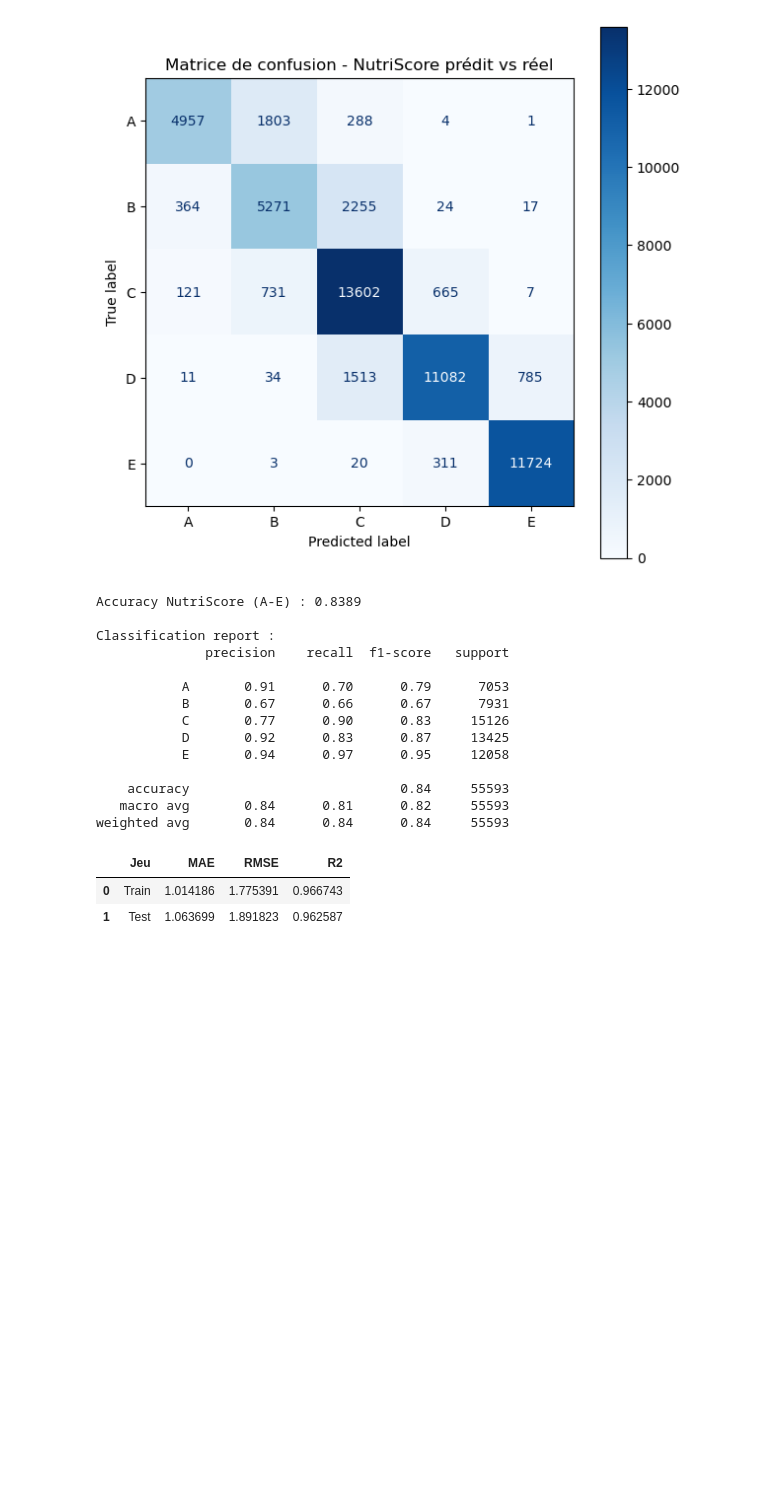
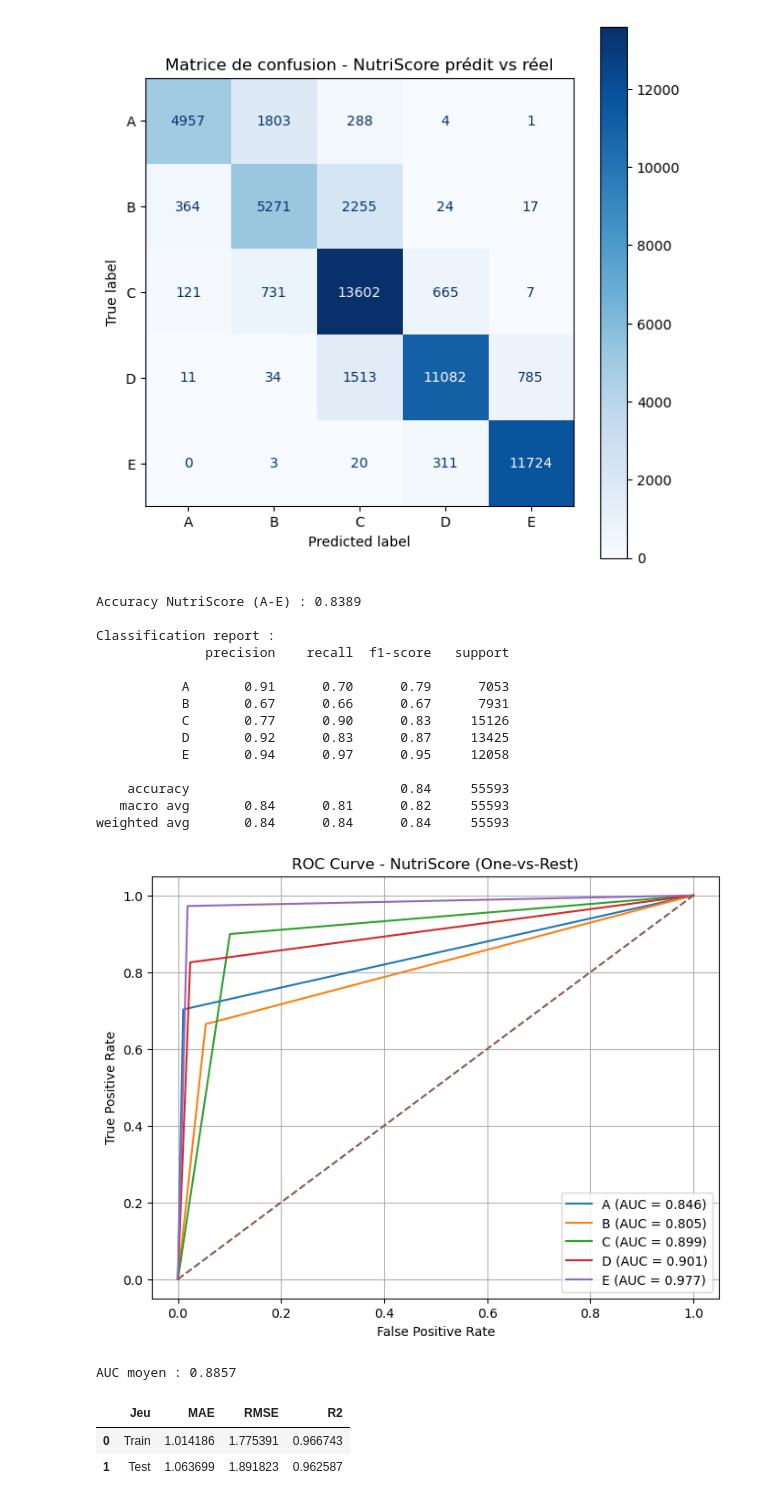
Before and after one commit to Thomasvirzi/ML-Nutriscore, a Jupyter notebook: notebooks/Notebook_main.ipynb, the cells around one changed output. Cells and saved outputs as stored; diff of their text form; code cells hidden in the pictures; blank space fills up the shorter version.

```diff
--- a/notebooks/thomasmain.ipynb
+++ b/notebooks/Notebook_main.ipynb
@@ -643,6 +660,68 @@ Classification report :
     accuracy                           0.84     55593
    macro avg       0.84      0.81      0.82     55593
 weighted avg       0.84      0.84      0.84     55593
+# %%
+from sklearn.preprocessing import label_binarize
+from sklearn.metrics import roc_curve, auc
+import matplotlib.pyplot as plt
+import numpy as np
+
+# Conversion score -> grade
+def score_to_grade(score):
+    if score <= -1:
+        return "A"
+    elif score <= 2:
+        return "B"
+    elif score <= 10:
+        return "C"
+    elif score <= 18:
+        return "D"
+    else:
+        return "E"
+
+# Prédictions
+y_pred_score = xgb_model.predict(X_test)
+
+y_true_grade = pd.Series(y_test).apply(score_to_grade).reset_index(drop=True)
+y_pred_grade = pd.Series(y_pred_score).apply(score_to_grade)
+
+# Classes
+classes = ["A", "B", "C", "D", "E"]
+
+# Binarisation
+y_true_bin = label_binarize(y_true_grade, classes=classes)
+y_pred_bin = label_binarize(y_pred_grade, classes=classes)
+
+# Calcul ROC + AUC
+fpr = dict()
+tpr = dict()
+roc_auc = dict()
+
+for i in range(len(classes)):
+    fpr[i], tpr[i], _ = roc_curve(y_true_bin[:, i], y_pred_bin[:, i])
+    roc_auc[i] = auc(fpr[i], tpr[i])
+
+# Plot
+plt.figure(figsize=(8, 6))
+
+for i, label in enumerate(classes):
+    plt.plot(fpr[i], tpr[i], label=f"{label} (AUC = {roc_auc[i]:.3f})")
+
+plt.plot([0, 1], [0, 1], linestyle='--')  # ligne aléatoire
+plt.xlabel("False Positive Rate")
+plt.ylabel("True Positive Rate")
+plt.title("ROC Curve - NutriScore (One-vs-Rest)")
+plt.legend()
+plt.grid()
+
+plt.show()
+
+# AUC moyen
+mean_auc = np.mean(list(roc_auc.values()))
+print(f"AUC moyen : {mean_auc:.4f}")
+# %% [output]
+[figure, added]
+AUC moyen : 0.8857
 # %%
 # Contrôle de surapprentissage
 from sklearn.metrics import mean_absolute_error, mean_squared_error, r2_score
```
Also changed, not shown: parts of 1 cell of this notebook, 3 other files.
